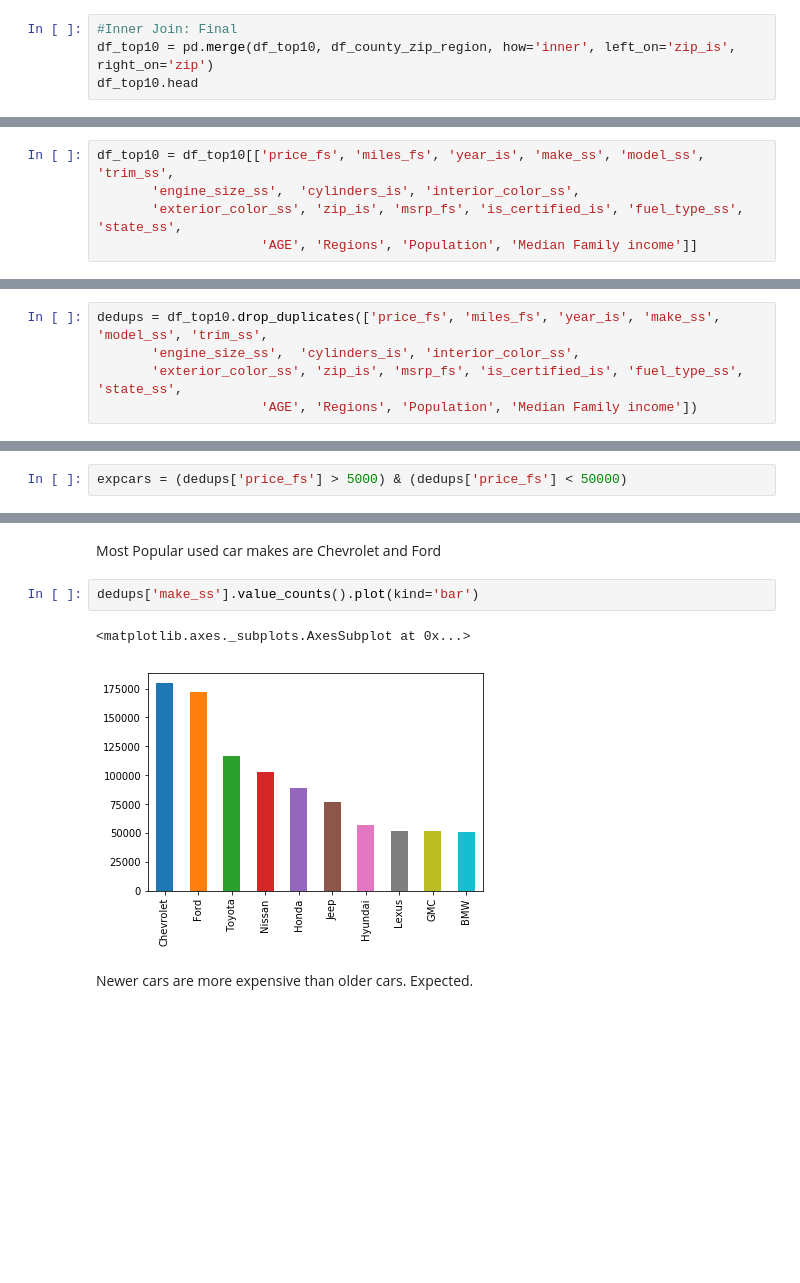
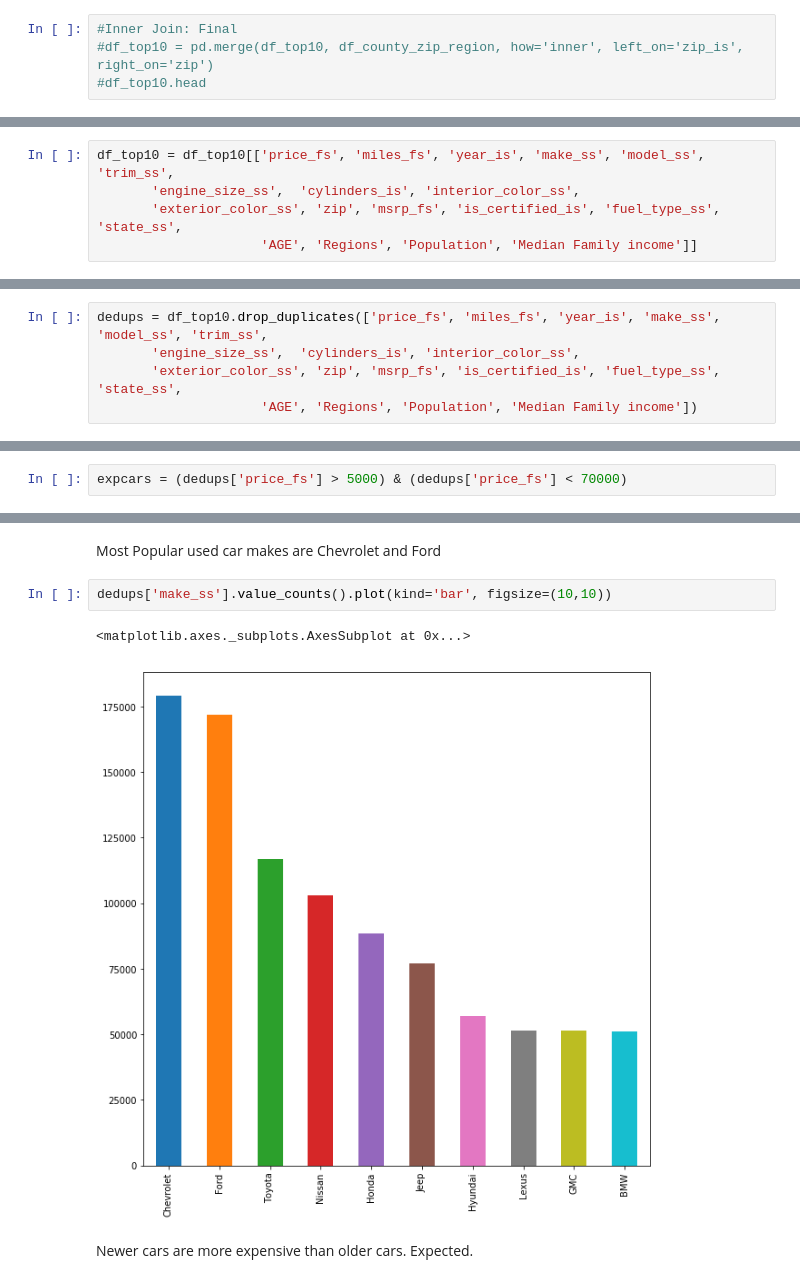
Before and after one commit to bellinsd/Klunker-Blue-Book, a Jupyter notebook: Scripts/Cars_110318.ipynb, the cells around one changed output, grey strips where cells are left out. Saved outputs shown, nothing was run; the diff lists cells and outputs as text; blank space fills up the shorter version.

```diff
--- a/Scripts/Cars_110318.ipynb
+++ b/Scripts/Cars_110318.ipynb
@@ -225,7 +224,7 @@ df_county_zip_region['zip'] = df_county_zip_region['zip'].astype(str)
 # %%
 #Inner Join: Final
-df_top10 = pd.merge(df_top10, df_county_zip_region, how='inner', left_on='zip_is', right_on='zip')
-df_top10.head
+#df_top10 = pd.merge(df_top10, df_county_zip_region, how='inner', left_on='zip_is', right_on='zip')
+#df_top10.head
 # %% [output]
 <bound method NDFrame.head of                                            id             vin_ss  price_fs  \
 0        026454b9-8f7f-4200-8a22-15505442b297  1GNKVLED4CJ261435     16342
@@ -281,7 +280,7 @@ df_top10.head()
 # %%
 df_top10 = df_top10[['price_fs', 'miles_fs', 'year_is', 'make_ss', 'model_ss', 'trim_ss',
        'engine_size_ss',  'cylinders_is', 'interior_color_ss',
-       'exterior_color_ss', 'zip_is', 'msrp_fs', 'is_certified_is', 'fuel_type_ss', 'state_ss',
+       'exterior_color_ss', 'zip', 'msrp_fs', 'is_certified_is', 'fuel_type_ss', 'state_ss',
                      'AGE', 'Regions', 'Population', 'Median Family income']]
 # %%
 df_top10.head()
@@ -298,7 +297,7 @@ Removed duplicates
 # %%
 dedups = df_top10.drop_duplicates(['price_fs', 'miles_fs', 'year_is', 'make_ss', 'model_ss', 'trim_ss',
        'engine_size_ss',  'cylinders_is', 'interior_color_ss',
-       'exterior_color_ss', 'zip_is', 'msrp_fs', 'is_certified_is', 'fuel_type_ss', 'state_ss',
+       'exterior_color_ss', 'zip', 'msrp_fs', 'is_certified_is', 'fuel_type_ss', 'state_ss',
                      'AGE', 'Regions', 'Population', 'Median Family income'])
 # %%
 print(dedups.shape)
@@ -307,5 +306,5 @@ print(dedups.shape)
 # %%
-expcars = (dedups['price_fs'] > 5000) & (dedups['price_fs'] < 50000)
+expcars = (dedups['price_fs'] > 5000) & (dedups['price_fs'] < 70000)
 # %%
 dedups = dedups[expcars]
 # %%
@@ -318,10 +317,10 @@ Performed exploratory data analysis to better understand how data is distributed
 # %% [markdown]
 Most Popular used car makes are Chevrolet and Ford
 # %%
-dedups['make_ss'].value_counts().plot(kind='bar')
+dedups['make_ss'].value_counts().plot(kind='bar', figsize=(10,10))
 # %% [output]
 <matplotlib.axes._subplots.AxesSubplot at 0x...>
-[figure, old version]
+[figure, new version]
 # %% [markdown]
 Newer cars are more expensive than older cars. Expected.
 # %%
```
Also changed, not shown: parts of 112 cells of this notebook.
